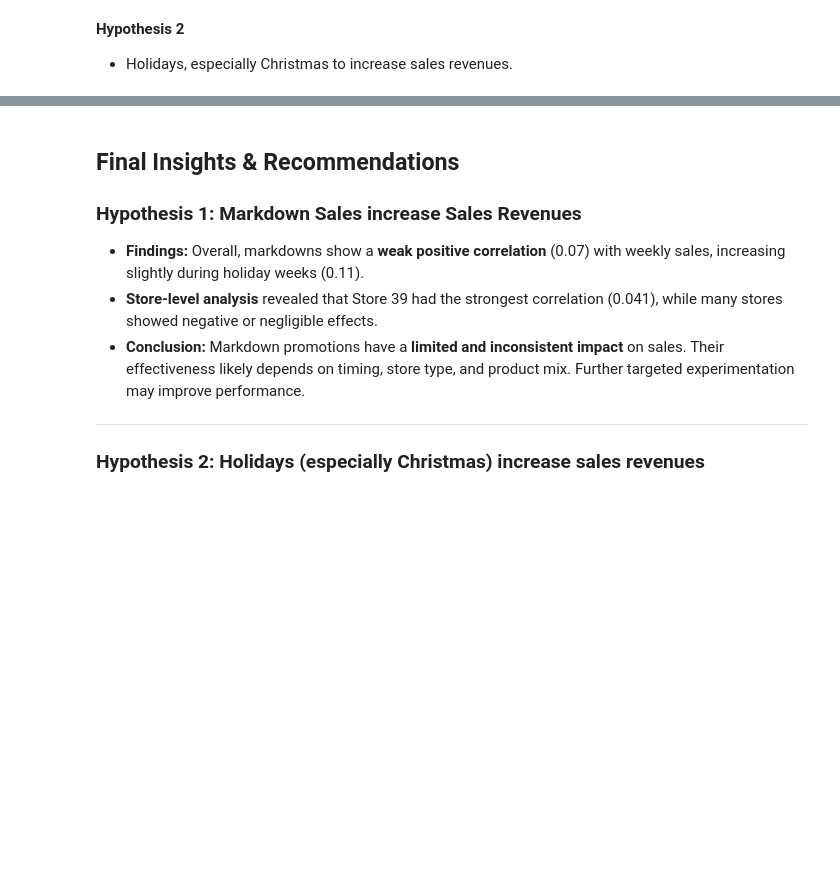
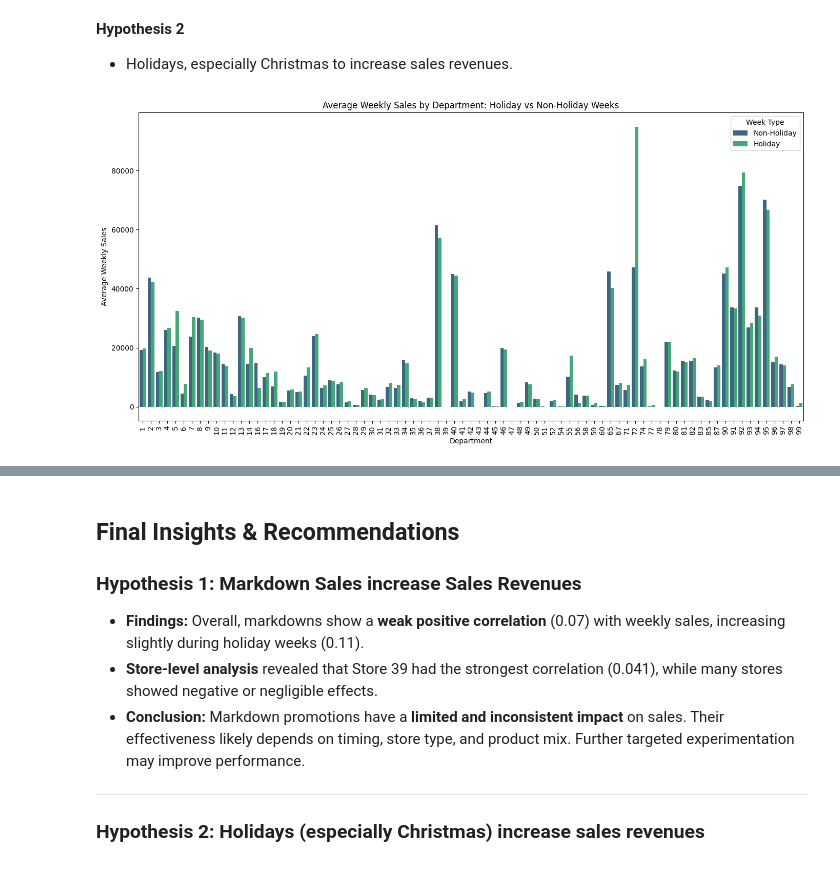
Before and after one commit to Richard-wv/wmca-da-project1, a Jupyter notebook: jupyter_notebooks/wmca-da-project1.ipynb, the cells around one changed output, grey strips where cells are left out. Drawn from its saved outputs; the diff is of its cells as text; code cells hidden in the pictures; blank space fills up the shorter version.

Commit message:
Add Final Visualisation for Hypothesis 2

```diff
--- a/jupyter_notebooks/wmca-da-project1.ipynb
+++ b/jupyter_notebooks/wmca-da-project1.ipynb
@@ -620,3 +620,33 @@ While a few stores show a mild positive relationship, the overall picture indica
 # %% [markdown]
 **Hypothesis 2**
 - Holidays, especially Christmas to increase sales revenues.
+# %%
+# Group by Department and IsHoliday, then calculate mean weekly sales
+dept_holiday_sales = df.groupby(['Dept', 'IsHoliday'])['Weekly_Sales'].mean().reset_index()
+
+# Pivot for clearer plotting
+dept_pivot = dept_holiday_sales.pivot(index='Dept', columns='IsHoliday', values='Weekly_Sales')
+dept_pivot.columns = ['Non-Holiday', 'Holiday']
+dept_pivot = dept_pivot.fillna(0).sort_values('Non-Holiday', ascending=False)
+
+# Reset index for plotting
+dept_pivot = dept_pivot.reset_index().melt(id_vars='Dept', value_name='Avg_Sales', var_name='Week_Type')
+
+# Plot
+plt.figure(figsize=(14, 7))
+sns.barplot(
+    data=dept_pivot,
+    x='Dept',
+    y='Avg_Sales',
+    hue='Week_Type',
+    palette='viridis'
+)
+plt.title('Average Weekly Sales by Department: Holiday vs Non-Holiday Weeks')
+plt.xlabel('Department')
+plt.ylabel('Average Weekly Sales')
+plt.legend(title='Week Type')
+plt.xticks(rotation=90)
+plt.tight_layout()
+plt.show()
+# %% [output]
+[figure, added]
```
Also changed, not shown: parts of 1 cell of this notebook.
